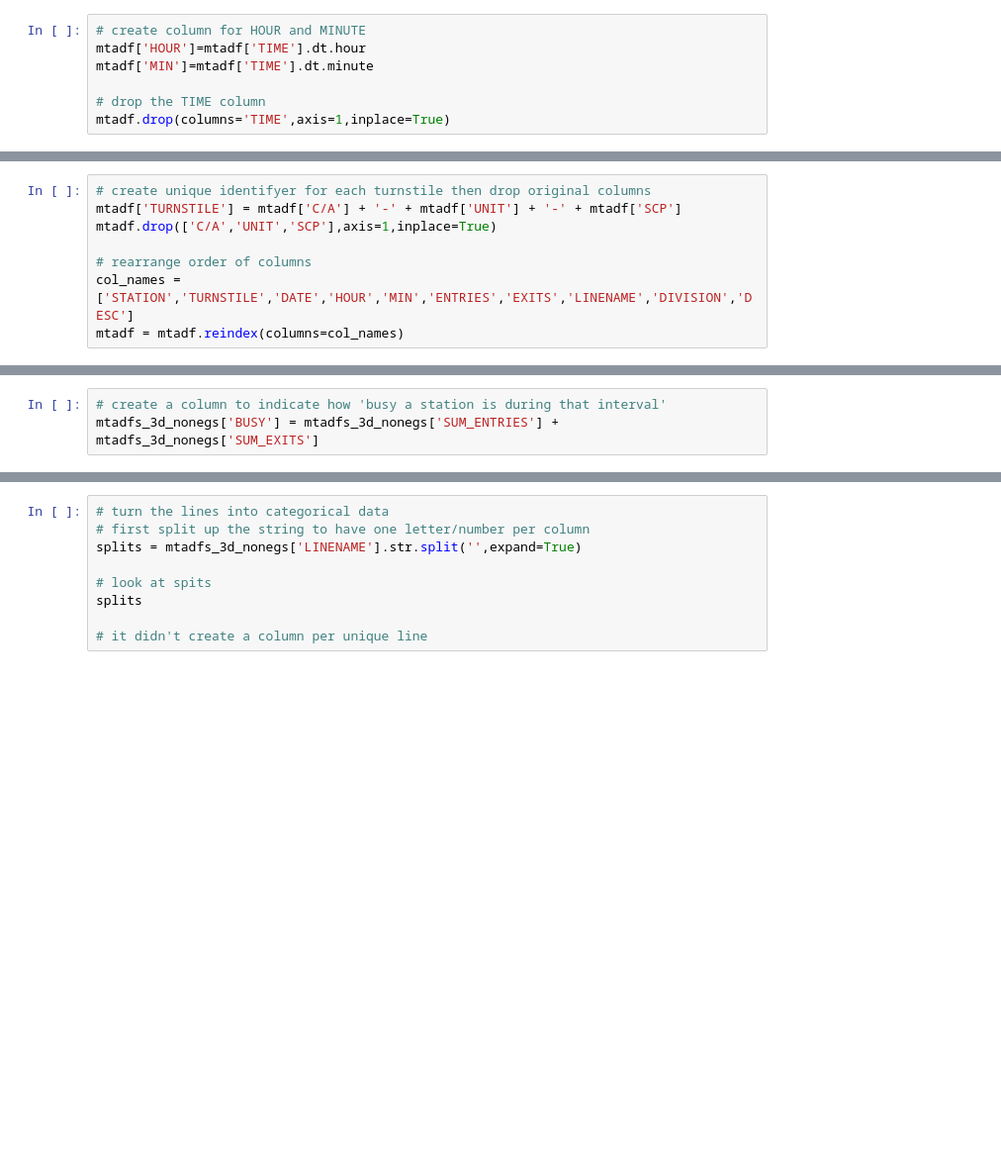
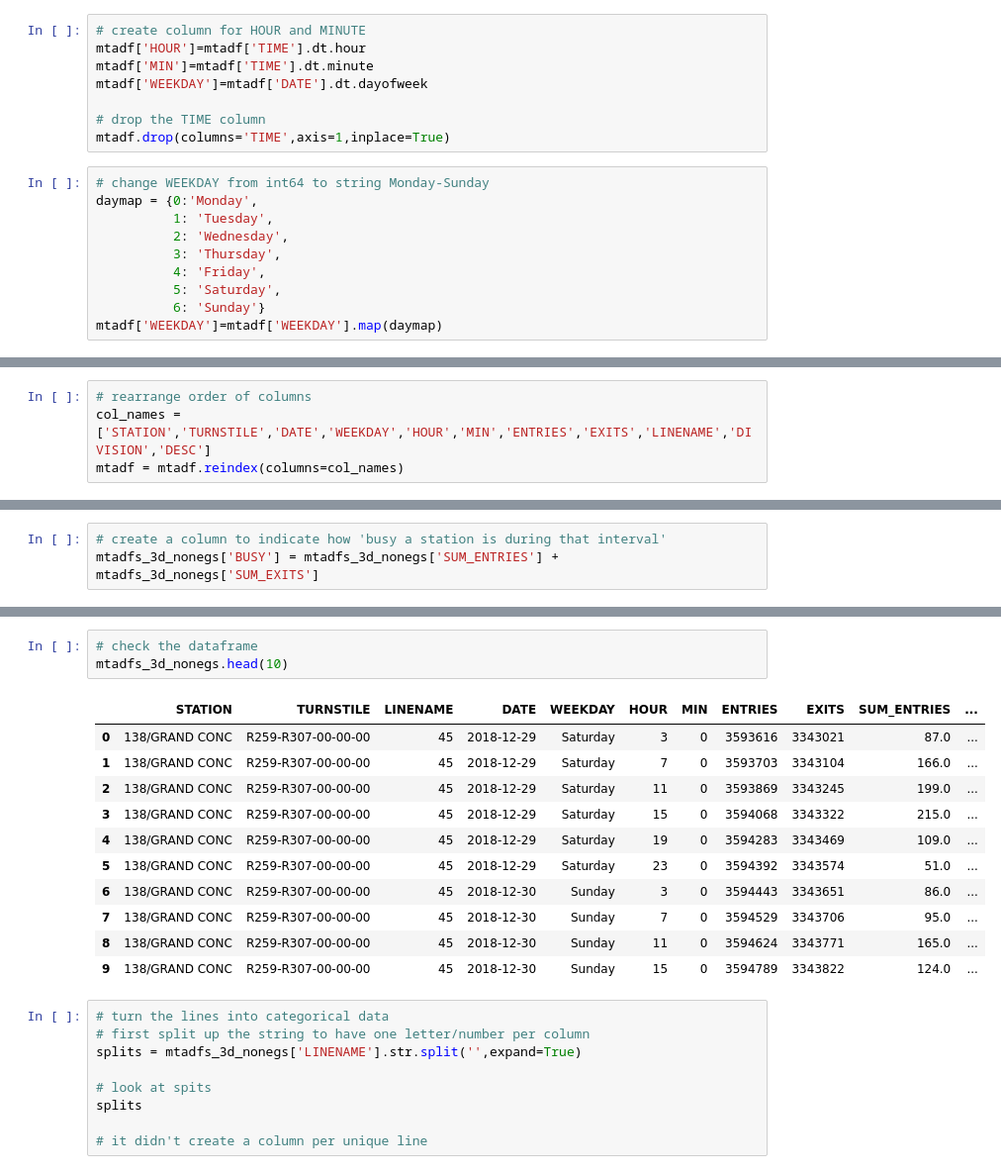
Before and after one commit to lescardone/eda-project, a Jupyter notebook: mta_eda_small_dataset.ipynb, the cells around one changed output, grey strips where cells are left out. Shown at 99% size. Saved outputs shown, nothing was run; the diff lists cells and outputs as text; blank space fills up the shorter version.

```diff
--- a/mta_eda_small_dataset.ipynb
+++ b/mta_eda_small_dataset.ipynb
@@ -51,6 +51,17 @@ mtadf['TIME']=pd.to_datetime(mtadf['TIME'],format='%H:%M:%S')
 # create column for HOUR and MINUTE
 mtadf['HOUR']=mtadf['TIME'].dt.hour
 mtadf['MIN']=mtadf['TIME'].dt.minute
+mtadf['WEEKDAY']=mtadf['DATE'].dt.dayofweek
 
 # drop the TIME column
 mtadf.drop(columns='TIME',axis=1,inplace=True)
+# %%
+# change WEEKDAY from int64 to string Monday-Sunday
+daymap = {0:'Monday',
+          1: 'Tuesday',
+          2: 'Wednesday',
+          3: 'Thursday',
+          4: 'Friday',
+          5: 'Saturday',
+          6: 'Sunday'}
+mtadf['WEEKDAY']=mtadf['WEEKDAY'].map(daymap)
@@ -57,10 +73,6 @@ mtadf.drop(columns='TIME',axis=1,inplace=True)
 # %%
-# create unique identifyer for each turnstile then drop original columns
-mtadf['TURNSTILE'] = mtadf['C/A'] + '-' + mtadf['UNIT'] + '-' + mtadf['SCP']
-mtadf.drop(['C/A','UNIT','SCP'],axis=1,inplace=True)
-
 # rearrange order of columns
-col_names = ['STATION','TURNSTILE','DATE','HOUR','MIN','ENTRIES','EXITS','LINENAME','DIVISION','DESC']
+col_names = ['STATION','TURNSTILE','DATE','WEEKDAY','HOUR','MIN','ENTRIES','EXITS','LINENAME','DIVISION','DESC']
 mtadf = mtadf.reindex(columns=col_names)
 # %%
 # check for null values in dataset -- no null values
@@ -200,3 +196,18 @@ mtadfs_3d_nonegs.head(20)
+# %%
+# check the dataframe
+mtadfs_3d_nonegs.head(10)
+# %% [output]
+|  | STATION | TURNSTILE | LINENAME | DATE | WEEKDAY | HOUR | MIN | ENTRIES | EXITS | SUM_ENTRIES | ... |
+| 0 | 138/GRAND CONC | R259-R307-00-00-00 | 45 | 2018-12-29 | Saturday | 3 | 0 | 3593616 | 3343021 | 87.0 | ... |
+| 1 | 138/GRAND CONC | R259-R307-00-00-00 | 45 | 2018-12-29 | Saturday | 7 | 0 | 3593703 | 3343104 | 166.0 | ... |
+| 2 | 138/GRAND CONC | R259-R307-00-00-00 | 45 | 2018-12-29 | Saturday | 11 | 0 | 3593869 | 3343245 | 199.0 | ... |
+| 3 | 138/GRAND CONC | R259-R307-00-00-00 | 45 | 2018-12-29 | Saturday | 15 | 0 | 3594068 | 3343322 | 215.0 | ... |
+| 4 | 138/GRAND CONC | R259-R307-00-00-00 | 45 | 2018-12-29 | Saturday | 19 | 0 | 3594283 | 3343469 | 109.0 | ... |
+| 5 | 138/GRAND CONC | R259-R307-00-00-00 | 45 | 2018-12-29 | Saturday | 23 | 0 | 3594392 | 3343574 | 51.0 | ... |
+| 6 | 138/GRAND CONC | R259-R307-00-00-00 | 45 | 2018-12-30 | Sunday | 3 | 0 | 3594443 | 3343651 | 86.0 | ... |
+| 7 | 138/GRAND CONC | R259-R307-00-00-00 | 45 | 2018-12-30 | Sunday | 7 | 0 | 3594529 | 3343706 | 95.0 | ... |
+| 8 | 138/GRAND CONC | R259-R307-00-00-00 | 45 | 2018-12-30 | Sunday | 11 | 0 | 3594624 | 3343771 | 165.0 | ... |
+| 9 | 138/GRAND CONC | R259-R307-00-00-00 | 45 | 2018-12-30 | Sunday | 15 | 0 | 3594789 | 3343822 | 124.0 | ... |
 # %%
 # turn the lines into categorical data
 # first split up the string to have one letter/number per column
```
Also changed, not shown: parts of 20 cells of this notebook.
